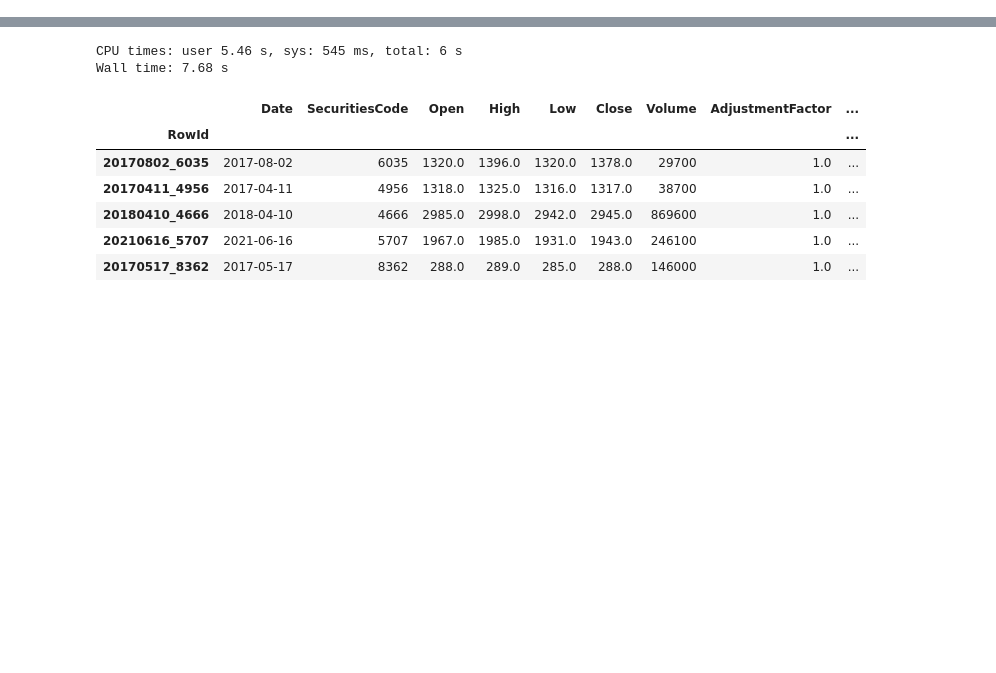
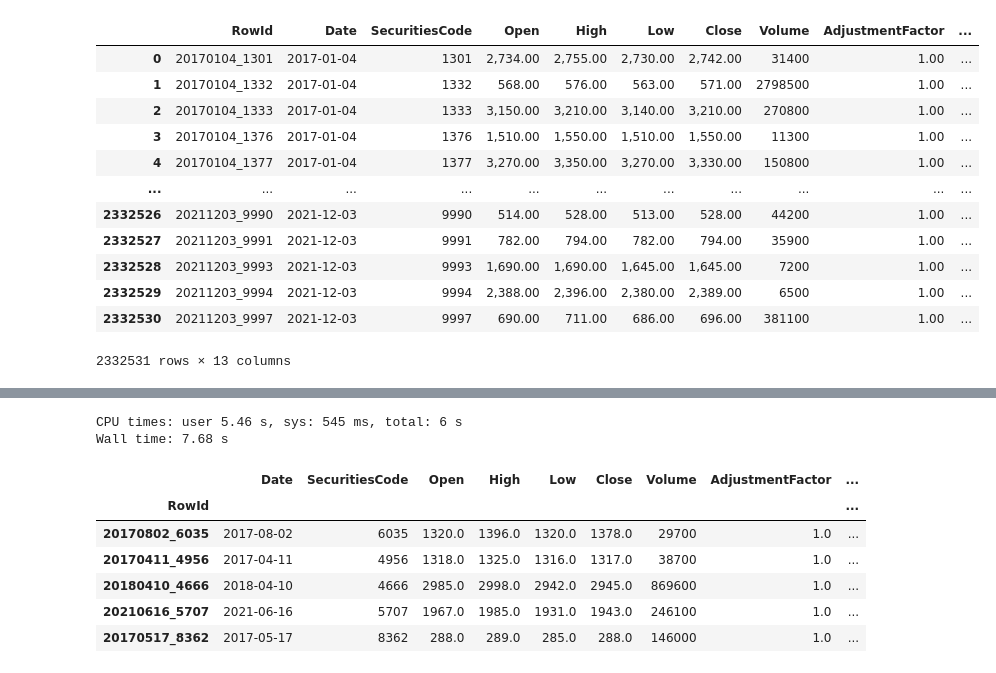
Before and after one commit to vasilyevdmitry14/JPX, a Jupyter notebook: main-jpx.ipynb, the cells around one changed output, grey strips where cells are left out. Cells and saved outputs as stored; diff of their text form; code cells hidden in the pictures; blank space fills up the shorter version.

```diff
--- a/main-jpx.ipynb
+++ b/main-jpx.ipynb
@@ -75,0 +150,23 @@ plt.show()
+# %%
+%%time
+def gen_adjusted_series(df, code):
+    #generate a series with original index and cumulative factor for one SecuritiesCode
+    #input: a df (most likely train_stock_prices) and a SecuritiesCode
+    return df[df['SecuritiesCode']==code]['AdjustmentFactor'].expanding(1).apply(np.prod).shift(1).fillna(1)
+
+
+
+def adjusted_df(df):
+    all_codes = df['SecuritiesCode'].unique()
+    cumulative_adj = gen_adjusted_series(df, all_codes[0])
+
+    for sec_code in all_codes[1:]:
+        new_adj = gen_adjusted_series(df, sec_code)
+        cumulative_adj = pd.concat([cumulative_adj, new_adj])
+
+    df['Cumulative_Factor'] = cumulative_adj
+    return df
+
+train_SP_adj = adjusted_df(train_stock_prices)
+train_SP_adj
+# %% [output]
@@ -75,0 +175,13 @@ plt.show()
+|  | RowId | Date | SecuritiesCode | Open | High | Low | Close | Volume | AdjustmentFactor | ... |
+| 0 | 20170104_1301 | 2017-01-04 | 1301 | 2,734.00 | 2,755.00 | 2,730.00 | 2,742.00 | 31400 | 1.00 | ... |
+| 1 | 20170104_1332 | 2017-01-04 | 1332 | 568.00 | 576.00 | 563.00 | 571.00 | 2798500 | 1.00 | ... |
+| 2 | 20170104_1333 | 2017-01-04 | 1333 | 3,150.00 | 3,210.00 | 3,140.00 | 3,210.00 | 270800 | 1.00 | ... |
+| 3 | 20170104_1376 | 2017-01-04 | 1376 | 1,510.00 | 1,550.00 | 1,510.00 | 1,550.00 | 11300 | 1.00 | ... |
+| 4 | 20170104_1377 | 2017-01-04 | 1377 | 3,270.00 | 3,350.00 | 3,270.00 | 3,330.00 | 150800 | 1.00 | ... |
+| ... | ... | ... | ... | ... | ... | ... | ... | ... | ... | ... |
+| 2332526 | 20211203_9990 | 2021-12-03 | 9990 | 514.00 | 528.00 | 513.00 | 528.00 | 44200 | 1.00 | ... |
+| 2332527 | 20211203_9991 | 2021-12-03 | 9991 | 782.00 | 794.00 | 782.00 | 794.00 | 35900 | 1.00 | ... |
+| 2332528 | 20211203_9993 | 2021-12-03 | 9993 | 1,690.00 | 1,690.00 | 1,645.00 | 1,645.00 | 7200 | 1.00 | ... |
+| 2332529 | 20211203_9994 | 2021-12-03 | 9994 | 2,388.00 | 2,396.00 | 2,380.00 | 2,389.00 | 6500 | 1.00 | ... |
+| 2332530 | 20211203_9997 | 2021-12-03 | 9997 | 690.00 | 711.00 | 686.00 | 696.00 | 381100 | 1.00 | ... |
+2332531 rows × 13 columns
```
Also changed, not shown: parts of 27 cells of this notebook.
